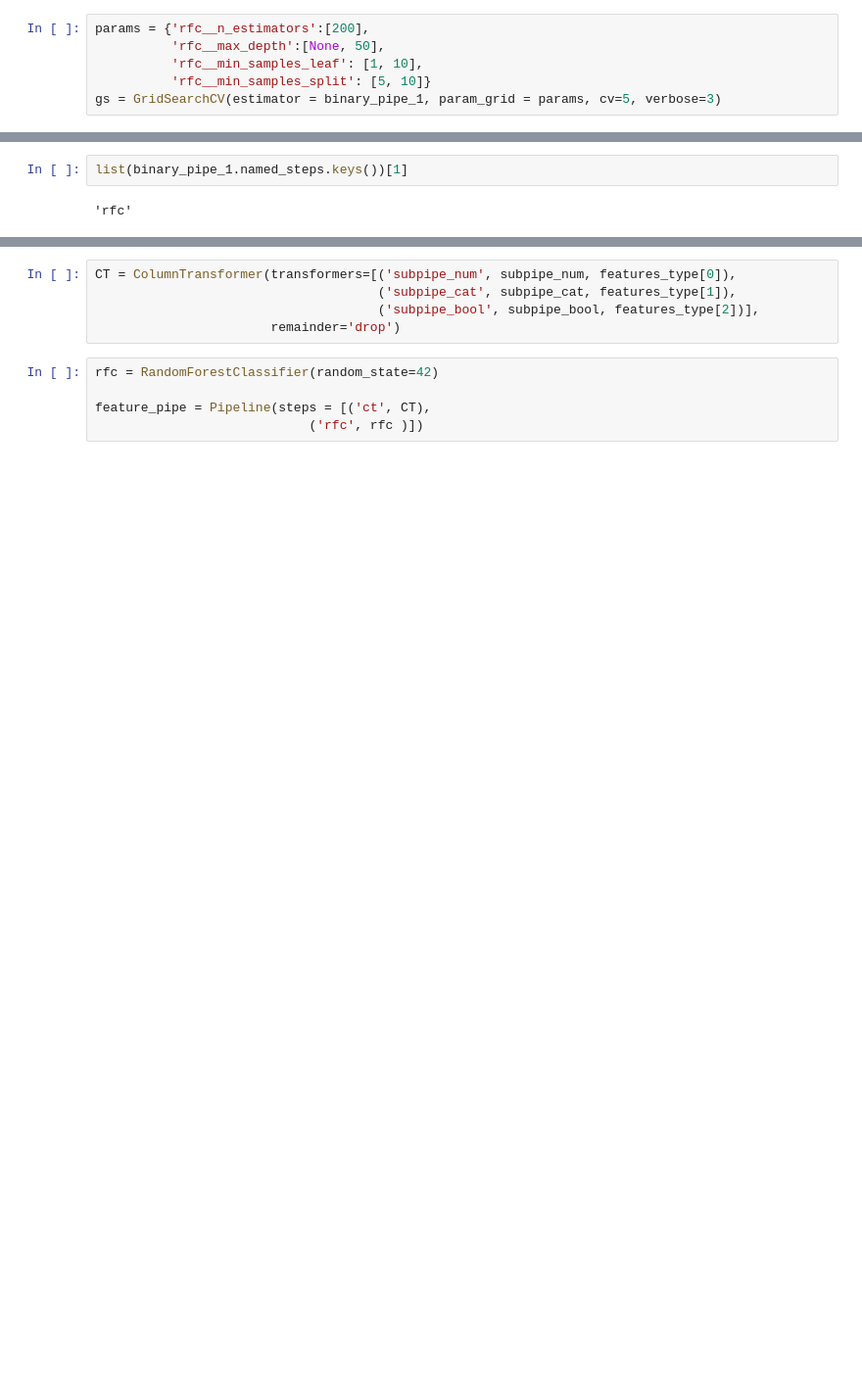
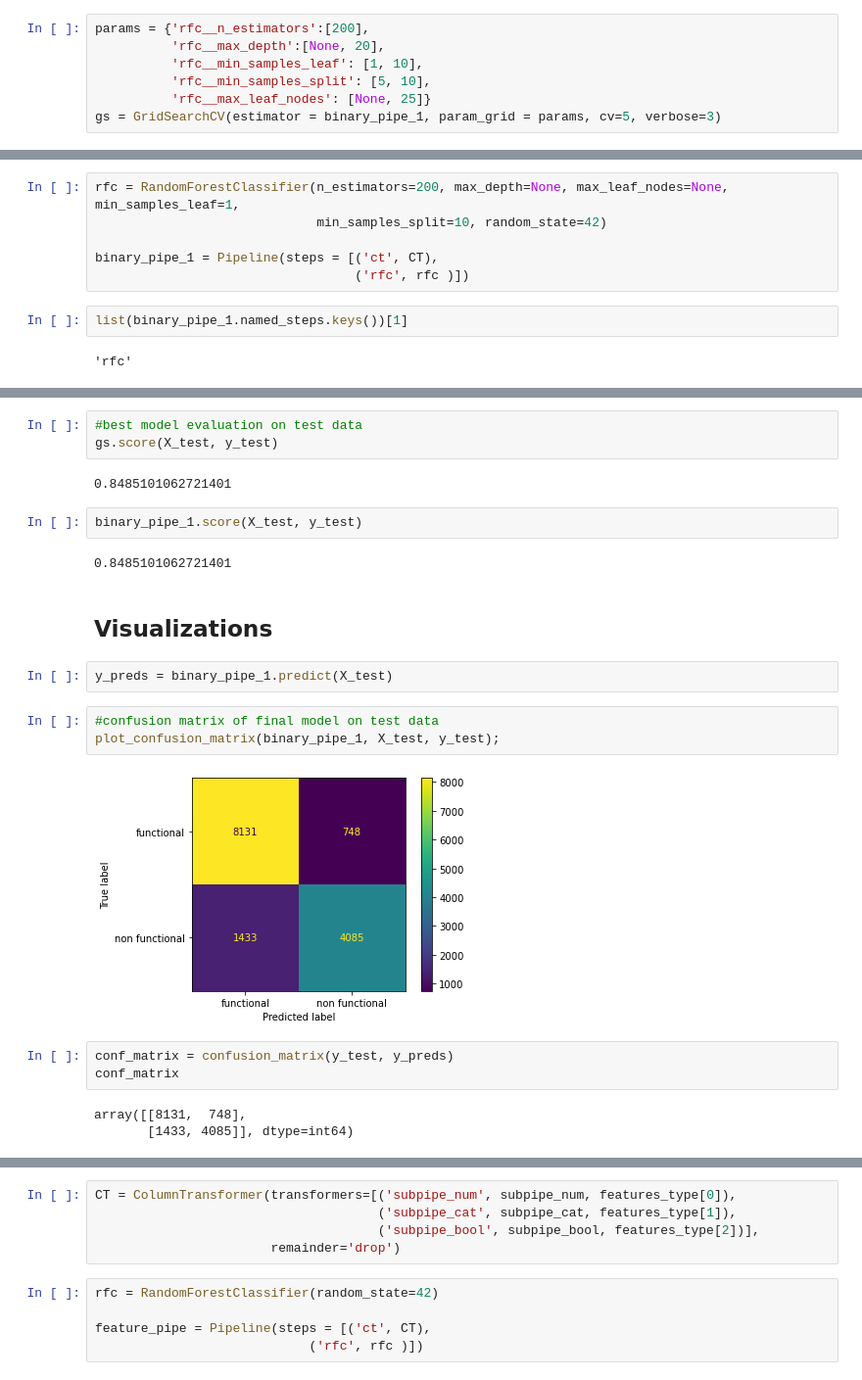
Before and after one commit to yuhkulele/Tanzanian-Water-Well-Status-Classification, a Jupyter notebook: notebooks_scratch/Yuhkai_modeling.ipynb, the cells around one changed output, grey strips where cells are left out. Shown at 98% size. Cells and saved outputs as stored; diff of their text form; blank space fills up the shorter version.

Commit message:
Model metrics and accompanying visualization

```diff
--- a/notebooks_scratch/Yuhkai_modeling.ipynb
+++ b/notebooks_scratch/Yuhkai_modeling.ipynb
@@ -949,8 +897,9 @@ binary_pipe_1.score(X_train, y_train)
 # %%
 params = {'rfc__n_estimators':[200],
-          'rfc__max_depth':[None, 50],
+          'rfc__max_depth':[None, 20],
           'rfc__min_samples_leaf': [1, 10],
-          'rfc__min_samples_split': [5, 10]}
+          'rfc__min_samples_split': [5, 10],
+          'rfc__max_leaf_nodes': [None, 25]}
 gs = GridSearchCV(estimator = binary_pipe_1, param_grid = params, cv=5, verbose=3)
 # %%
 gs.fit(X_train, y_train)
@@ -1013,3 +963,9 @@ gs.best_score_
+# %%
+rfc = RandomForestClassifier(n_estimators=200, max_depth=None, max_leaf_nodes=None, min_samples_leaf=1,
+                             min_samples_split=10, random_state=42)
+
+binary_pipe_1 = Pipeline(steps = [('ct', CT),
+                                  ('rfc', rfc )])
 # %%
 list(binary_pipe_1.named_steps.keys())[1]
 # %% [output]
@@ -1079,0 +1037,24 @@ sorted(feature_importances, key=feature_importances.get, reverse=True)[:20]
+# %%
+#best model evaluation on test data
+gs.score(X_test, y_test)
+# %% [output]
+0.8485101062721401
+# %%
+binary_pipe_1.score(X_test, y_test)
+# %% [output]
+0.8485101062721401
+# %% [markdown]
+## Visualizations
+# %%
+y_preds = binary_pipe_1.predict(X_test)
+# %%
+#confusion matrix of final model on test data
+plot_confusion_matrix(binary_pipe_1, X_test, y_test);
+# %% [output]
+[figure, added]
+# %%
+conf_matrix = confusion_matrix(y_test, y_preds)
+conf_matrix
+# %% [output]
+array([[8131,  748],
+       [1433, 4085]], dtype=int64)
```
Also changed, not shown: parts of 42 cells of this notebook, 4 other files.
